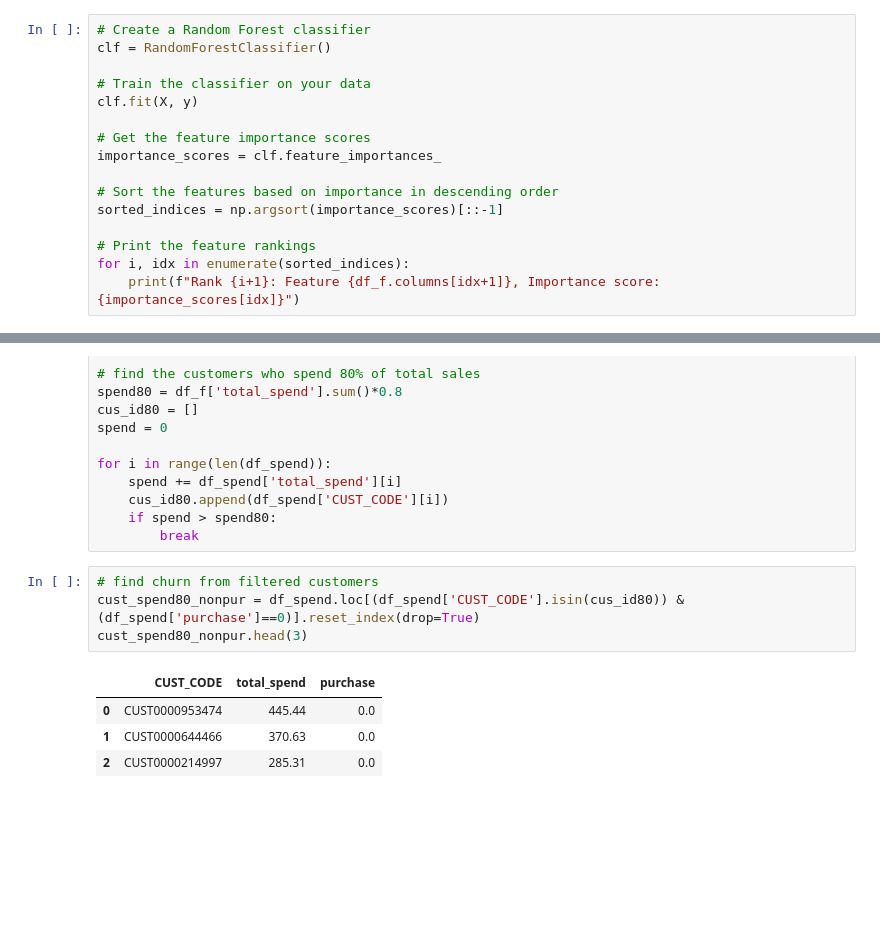
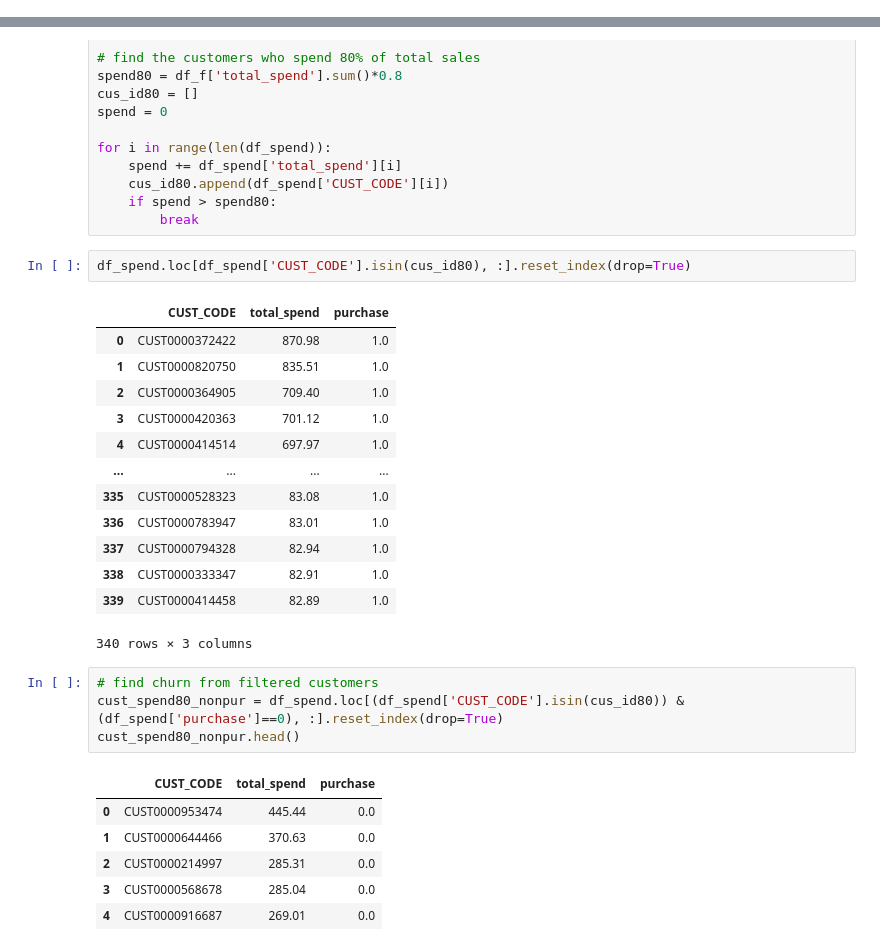
Before and after one commit to terjirapat/MADT8101-Customer-Analytics, a Jupyter notebook: Workshop 4 - Churn Scoring/main.ipynb, the cells around one changed output, grey strips where cells are left out. Saved outputs shown, nothing was run; the diff lists cells and outputs as text; blank space fills up the shorter version.

```diff
--- a/Workshop 4 - Churn Scoring/main.ipynb
+++ b/Workshop 4 - Churn Scoring/main.ipynb
@@ -371,16 +396,0 @@ weighted avg       0.71      0.71      0.71       261
-# %%
-# Create a Random Forest classifier
-clf = RandomForestClassifier()
-
-# Train the classifier on your data
-clf.fit(X, y)
-
-# Get the feature importance scores
-importance_scores = clf.feature_importances_
-
-# Sort the features based on importance in descending order
-sorted_indices = np.argsort(importance_scores)[::-1]
-
-# Print the feature rankings
-for i, idx in enumerate(sorted_indices):
-    print(f"Rank {i+1}: Feature {df_f.columns[idx+1]}, Importance score: {importance_scores[idx]}")
@@ -411,12 +407,30 @@ for i in range(len(df_spend)):
     cus_id80.append(df_spend['CUST_CODE'][i])
     if spend > spend80:
         break
+# %%
+df_spend.loc[df_spend['CUST_CODE'].isin(cus_id80), :].reset_index(drop=True)
+# %% [output]
+|  | CUST_CODE | total_spend | purchase |
+| 0 | CUST0000372422 | 870.98 | 1.0 |
+| 1 | CUST0000820750 | 835.51 | 1.0 |
+| 2 | CUST0000364905 | 709.40 | 1.0 |
+| 3 | CUST0000420363 | 701.12 | 1.0 |
+| 4 | CUST0000414514 | 697.97 | 1.0 |
+| ... | ... | ... | ... |
+| 335 | CUST0000528323 | 83.08 | 1.0 |
+| 336 | CUST0000783947 | 83.01 | 1.0 |
+| 337 | CUST0000794328 | 82.94 | 1.0 |
+| 338 | CUST0000333347 | 82.91 | 1.0 |
+| 339 | CUST0000414458 | 82.89 | 1.0 |
+340 rows × 3 columns
 # %%
 # find churn from filtered customers
-cust_spend80_nonpur = df_spend.loc[(df_spend['CUST_CODE'].isin(cus_id80)) & (df_spend['purchase']==0)].reset_index(drop=True)
-cust_spend80_nonpur.head(3)
+cust_spend80_nonpur = df_spend.loc[(df_spend['CUST_CODE'].isin(cus_id80)) & (df_spend['purchase']==0), :].reset_index(drop=True)
+cust_spend80_nonpur.head()
 # %% [output]
 |  | CUST_CODE | total_spend | purchase |
 | 0 | CUST0000953474 | 445.44 | 0.0 |
 | 1 | CUST0000644466 | 370.63 | 0.0 |
 | 2 | CUST0000214997 | 285.31 | 0.0 |
+| 3 | CUST0000568678 | 285.04 | 0.0 |
+| 4 | CUST0000916687 | 269.01 | 0.0 |
```
Also changed, not shown: parts of 4 cells of this notebook, 1 other file.
